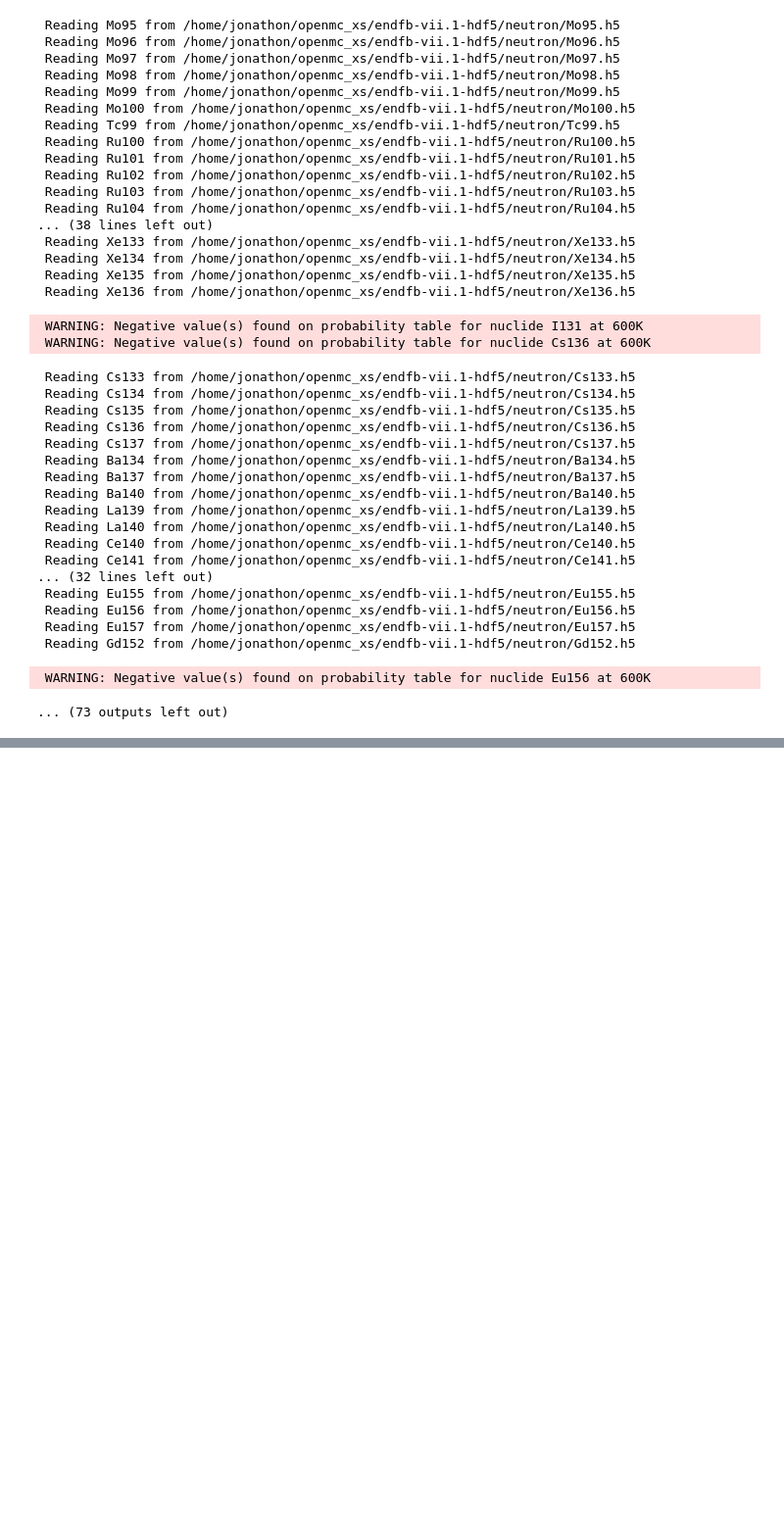
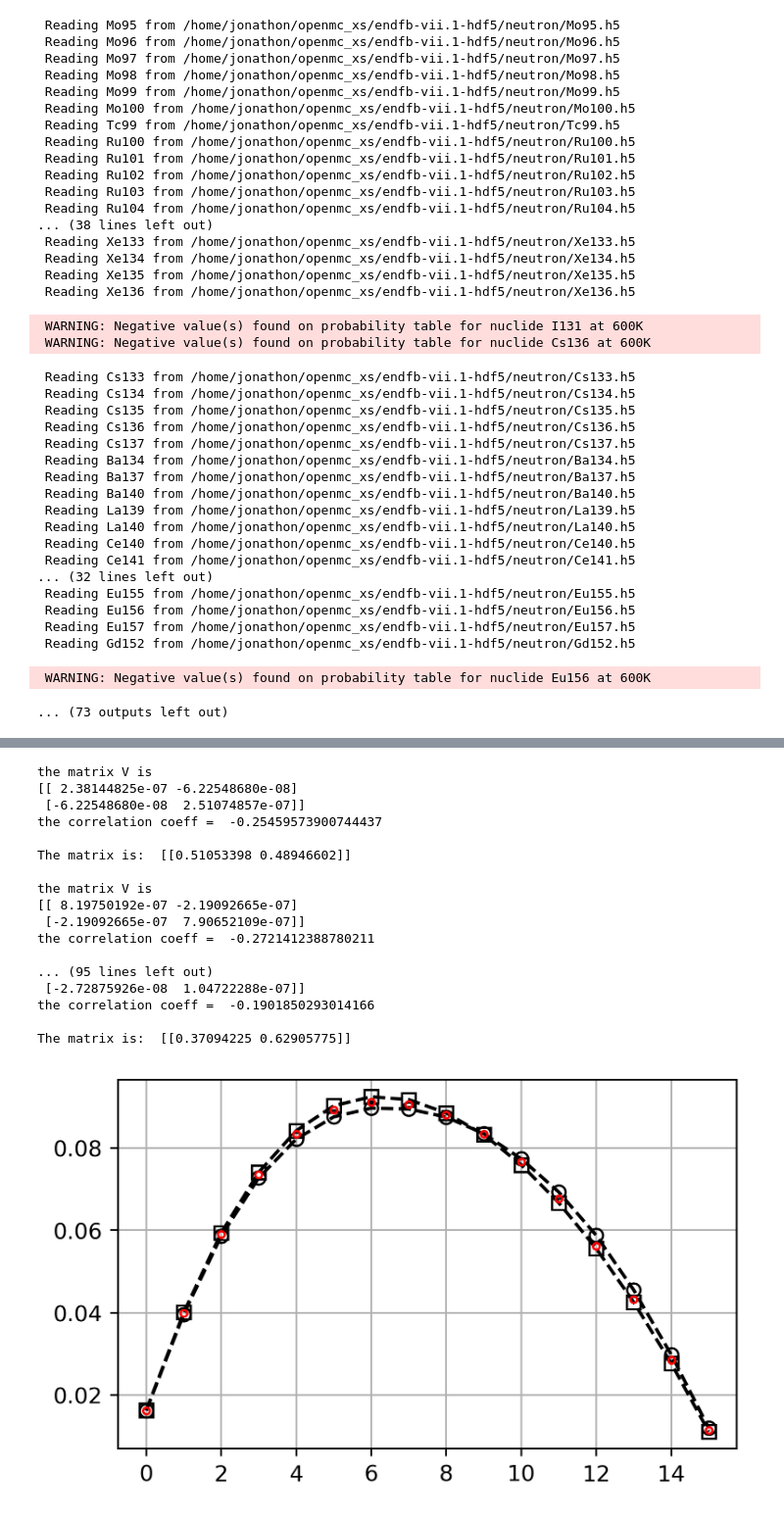
Before and after one commit to jfaulkner31/MonteCarloXenon, a Jupyter notebook: openmc_RIE/rie_simulation/rei.ipynb, the cells around one changed output, grey strips where cells are left out. Shown at 98% size. Cells and saved outputs as stored; diff of their text form; code cells hidden in the pictures; blank space fills up the shorter version.

```diff
--- a/openmc_RIE/rie_simulation/rei.ipynb
+++ b/openmc_RIE/rie_simulation/rei.ipynb
@@ -218,13 +269,16 @@ depl_id_list = [this.id for this in depletion_materials]
 [figure]
 [figure]
 # %%
-"""T0 transport and get fluxes"""
+"""
+T0 transport and get fluxes
+"""
 d = run_transport(model=model, power_tally_ids=depl_id_list) ## this one for res tracking...
 res = regr.tally_by_gen(res=d)
 res_normd = regr.normalize_res(res=res, val=1.0)
 last_shape = res_normd[max(list(res_normd.keys()))]
 fluxes = last_shape # todo might have to do something to this shape but just get the last one is ok.
-_fakefluxes, micro_xs = run_transport_for_chain(model=model, chain_file=chain_file) # todo load reference xs here instead
+# _fakefluxes, micro_xs = run_transport_for_chain(model=model, chain_file=chain_file) # todo load reference xs here instead
+micro_xs = chain_from_pkl(file='../chain_gen/FINAL.pkl') # get xs from a reference file
 
 for idx, this_dt in enumerate(dt):
   res_list = []
@@ -241,6 +295,7 @@ for idx, this_dt in enumerate(dt):
     make_transport_material_library(output_name=output_name, model=model, chain_file=chain_file)
     d = run_transport(model=model, power_tally_ids=depl_id_list) ## this one for res tracking...
     res =  regr.tally_by_gen(res=d)
+    regr.write_res_pkl(res=res, file=f'res_s{idx}_i{ni}.pkl')
     res_normd = regr.normalize_res(res=res, val=1.0)
     last_shape = res_normd[max(list(res_normd.keys()))]
     fluxes = last_shape # todo might have to do something to this shape but just get the last one is ok.
@@ -251,7 +306,7 @@ for idx, this_dt in enumerate(dt):
     if ni > 0:
       fluxes = []
       for f in depl_id_list: # go thorugh fList and get all the newly predicted fluxes.. note that tally id's have same ids as depl materials
-        flux_f = 1# ### USE THIS ONE ->## regr.get_new_I(N=Nactive, start=Nstart, F=res_list, I=I, f=f)
+        flux_f = regr.get_new_I(N=Nactive, start=Nstart, F=res_list, I=I, f=f)
         fluxes.append(flux_f)
     else:
       fluxes = fluxes
@@ -372,3 +427,8 @@ for idx, this_dt in enumerate(dt):
  Reading Gd152 from /home/jonathon/openmc_xs/endfb-vii.1-hdf5/neutron/Gd152.h5
  WARNING: Negative value(s) found on probability table for nuclide Eu156 at 600K
 ... (73 outputs left out)
+# %%
+import pickle as pkl
+with open('../chain_gen/FINAL_CHAIN.pkl', 'rb') as f:
+  fakefluxes, chain = pkl.load(f)
+fakefluxes
@@ -374,0 +456,47 @@ for idx, this_dt in enumerate(dt):
+# %%
+
+regr = Regression()
+with open('results/res_s0_i0.pkl', 'rb') as f:
+  res0 = pkl.load(f)
+with open('results/res_s0_i1.pkl', 'rb') as f:
+  res1 = pkl.load(f)
+res0 = regr.normalize_res(res=res0, val=1.0)
+res1 = regr.normalize_res(res=res1, val=1.0)
+flux0 = regr.get_avg(res0, val=1.0)
+flux1 = regr.get_avg(res1, val=1.0)
+
+I = [flux0, flux1]
+res_list = [res0, res1]
+
+new = []
+coeffs = []
+for f in range(16):
+  flux_f, coef = regr.get_new_I(N=500, start=500, F=res_list, I=I, f=f)
+  new.append(flux_f[0][0])
+  coeffs.append(coef)
+
+import matplotlib.pyplot as plt
+plt.figure(figsize=(5,3), dpi=350)
+plt.plot(flux0, 'ko--', markerfacecolor='none')
+plt.plot(flux1, 'ks--', markerfacecolor='none')
+plt.plot(new, 'r.', markerfacecolor='none')
+plt.grid()
+# %% [output]
+the matrix V is
+[[ 2.38144825e-07 -6.22548680e-08]
+ [-6.22548680e-08  2.51074857e-07]]
+the correlation coeff =  -0.25459573900744437
+
+The matrix is:  [[0.51053398 0.48946602]]
+
+the matrix V is
+[[ 8.19750192e-07 -2.19092665e-07]
+ [-2.19092665e-07  7.90652109e-07]]
+the correlation coeff =  -0.2721412388780211
+
+... (95 lines left out)
+ [-2.72875926e-08  1.04722288e-07]]
+the correlation coeff =  -0.1901850293014166
+
+The matrix is:  [[0.37094225 0.62905775]]
+[figure, added]
```
Also changed, not shown: parts of 5 cells of this notebook, 15 other files.
